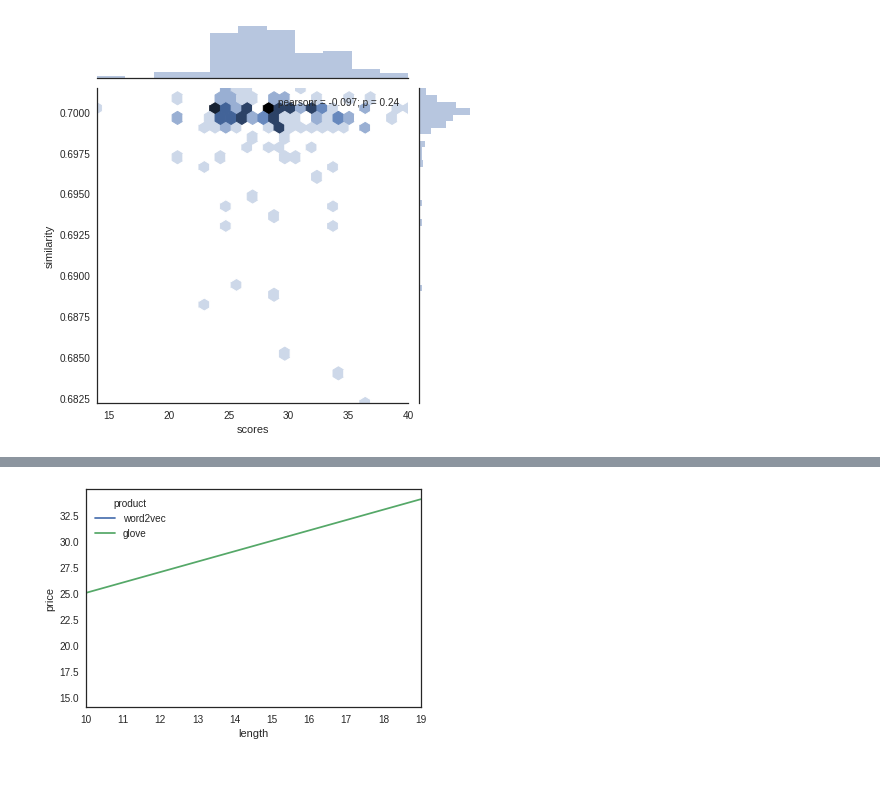
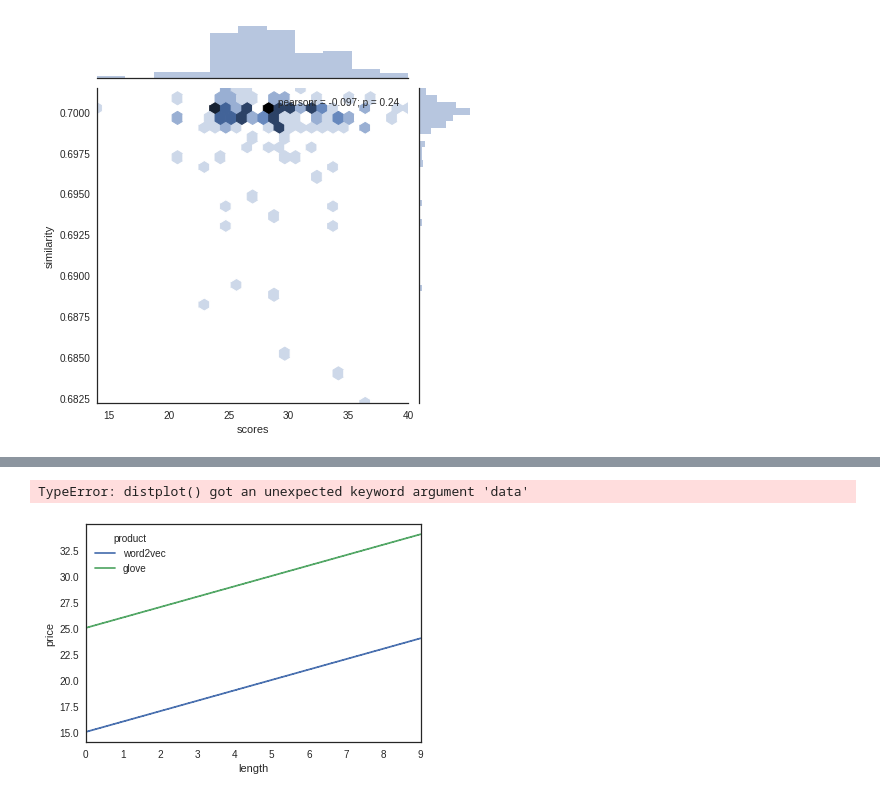
Before and after one commit to jamesb1082/hp-spell-generator, a Jupyter notebook: hp_spells/presentation.ipynb, the cells around one changed output, grey strips where cells are left out. Drawn from its saved outputs; the diff is of its cells as text; code cells hidden in the pictures.

Commit message:
added time series plots

```diff
--- a/hp_spells/presentation.ipynb
+++ b/hp_spells/presentation.ipynb
@@ -83,7 +83,7 @@ import matplotlib.pyplot as plt
 sns.set(style="white", color_codes=True)
 %matplotlib inline
 # %%
-length=[x for x in range(0, 10) + [x for x in range(0, 10)]
+length=[x for x in range(0, 10)] + [x for x in range(0, 10)]
 price=[x for x in range(15,35)]
 product=['word2vec' for x in range(0,10)]+['glove' for x in range(0,10)]
 unit = [1 for x in range(0, 10)] + [2 for x in range(0, 10)]
@@ -101,5 +110,9 @@ print(gammas)
+# %%
+ax = sns.distplot( data=data)
+# %% [output]
+TypeError: distplot() got an unexpected keyword argument 'data'
 # %%
 ax = sns.tsplot(data=data,
-                time="length", value="price", unit="product", condition="product")
+                time="length", value="price", unit="product", condition="product", err_style="boot_traces")
 # %% [output]
-[figure, old version]
+[figure, new version]
```
Also changed, not shown: parts of 2 cells of this notebook, 4 other files.
